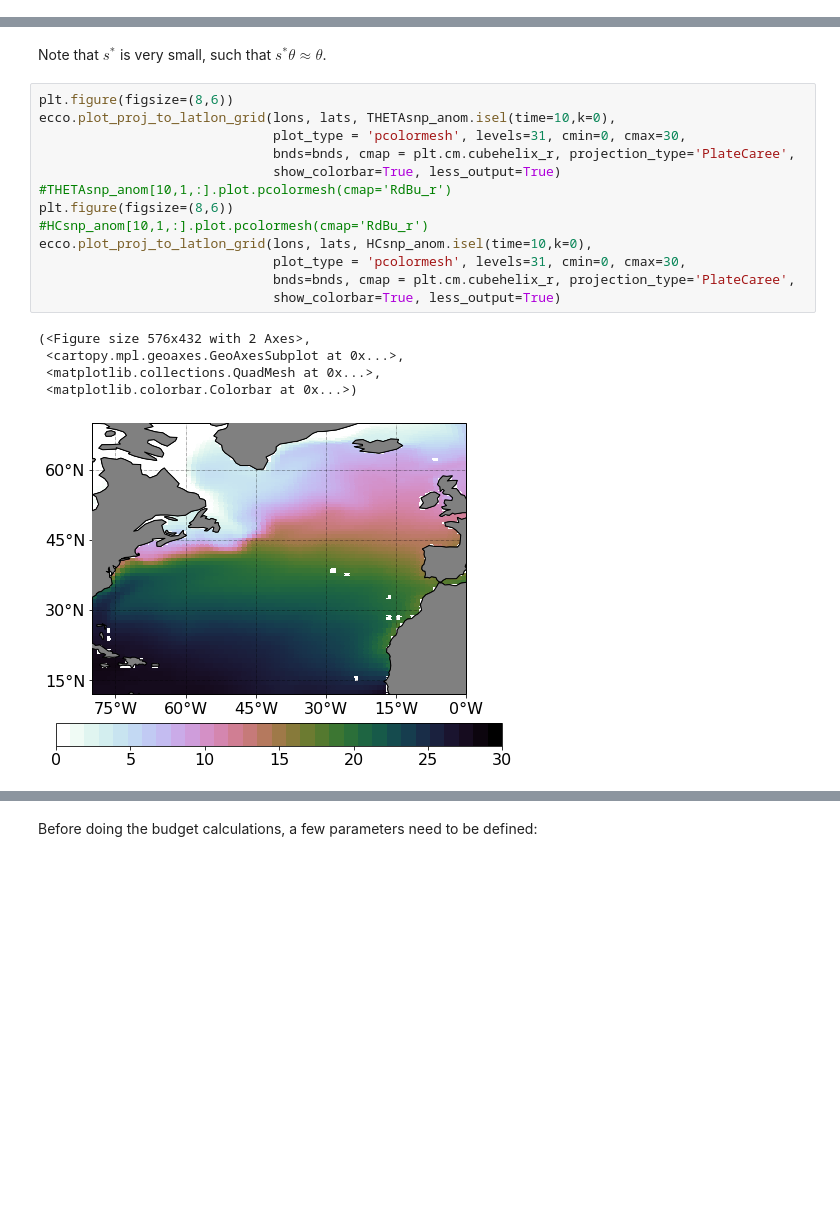
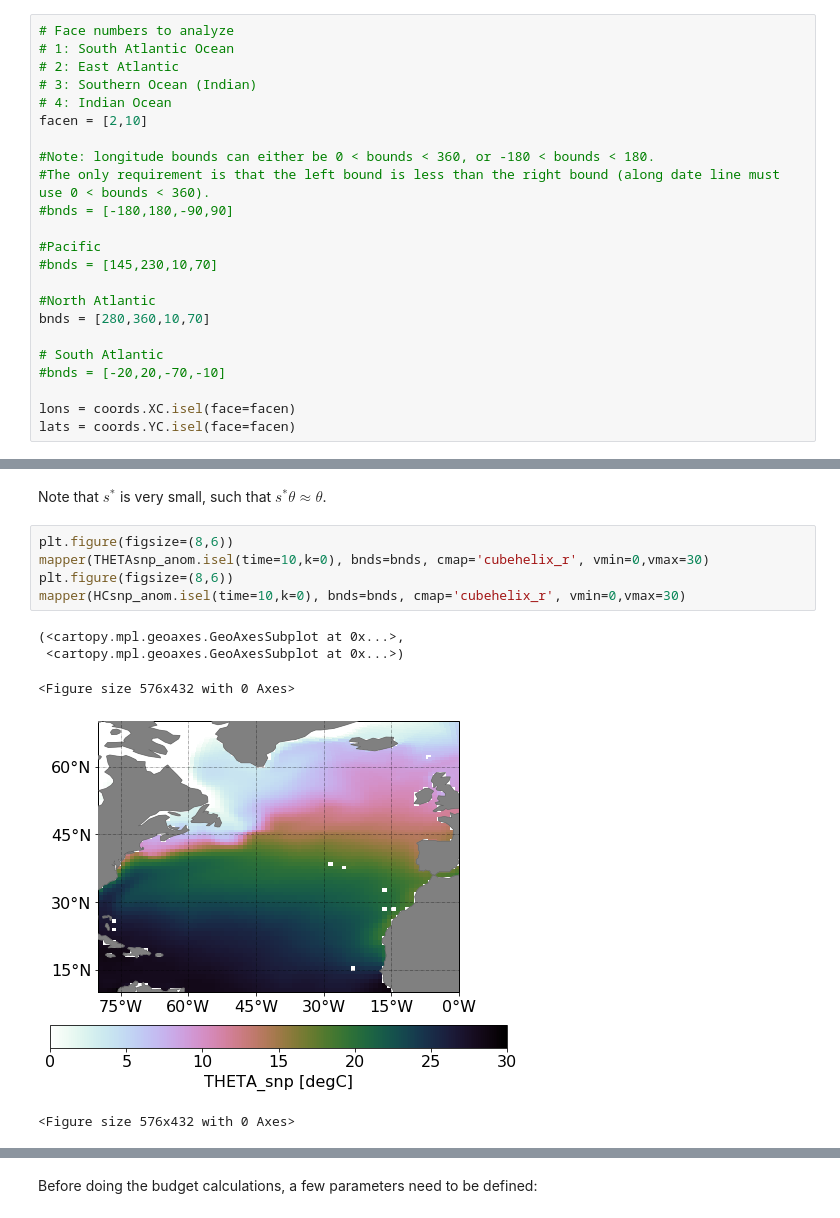
Before and after one commit to cpatrizio88/pangeo_ECCO, a Jupyter notebook: test_ecco_sstvarbudget.ipynb, the cells around one changed output, grey strips where cells are left out. Cells and saved outputs as stored; diff of their text form; blank space fills up the shorter version.

```diff
--- a/test_ecco_sstvarbudget.ipynb
+++ b/test_ecco_sstvarbudget.ipynb
@@ -247,3 +238,26 @@ lats = coords.YC.isel(face=facen)
+# %%
+# Face numbers to analyze
+# 1: South Atlantic Ocean
+# 2: East Atlantic
+# 3: Southern Ocean (Indian)
+# 4: Indian Ocean
+facen = [2,10]
+
+#Note: longitude bounds can either be 0 < bounds < 360, or -180 < bounds < 180.
+#The only requirement is that the left bound is less than the right bound (along date line must use 0 < bounds < 360).
+#bnds = [-180,180,-90,90]
+
+#Pacific
+#bnds = [145,230,10,70]
+
+#North Atlantic
+bnds = [280,360,10,70]
+
+# South Atlantic
+#bnds = [-20,20,-70,-10]
+
+lons = coords.XC.isel(face=facen)
+lats = coords.YC.isel(face=facen)
 # %% [markdown]
 `mapper` is the object we will use to plot fields later.
 # %%
@@ -309,20 +304,12 @@ DFrI_TH_anom = ds.DFrI_TH.isel(face=facen)
 Note that $s^{*}$ is very small, such that $s^{*}\theta \approx \theta$.
 # %%
 plt.figure(figsize=(8,6))
-ecco.plot_proj_to_latlon_grid(lons, lats, THETAsnp_anom.isel(time=10,k=0),
-                              plot_type = 'pcolormesh', levels=31, cmin=0, cmax=30,
-                              bnds=bnds, cmap = plt.cm.cubehelix_r, projection_type='PlateCaree',
-                              show_colorbar=True, less_output=True)
-#THETAsnp_anom[10,1,:].plot.pcolormesh(cmap='RdBu_r')
+mapper(THETAsnp_anom.isel(time=10,k=0), bnds=bnds, cmap='cubehelix_r', vmin=0,vmax=30)
 plt.figure(figsize=(8,6))
-#HCsnp_anom[10,1,:].plot.pcolormesh(cmap='RdBu_r')
-ecco.plot_proj_to_latlon_grid(lons, lats, HCsnp_anom.isel(time=10,k=0),
-                              plot_type = 'pcolormesh', levels=31, cmin=0, cmax=30,
-                              bnds=bnds, cmap = plt.cm.cubehelix_r, projection_type='PlateCaree',
-                              show_colorbar=True, less_output=True)
+mapper(HCsnp_anom.isel(time=10,k=0), bnds=bnds, cmap='cubehelix_r', vmin=0,vmax=30)
 # %% [output]
-(<Figure size 576x432 with 2 Axes>,
- <cartopy.mpl.geoaxes.GeoAxesSubplot at 0x...>,
- <matplotlib.collections.QuadMesh at 0x...>,
- <matplotlib.colorbar.Colorbar at 0x...>)
+(<cartopy.mpl.geoaxes.GeoAxesSubplot at 0x...>,
+ <cartopy.mpl.geoaxes.GeoAxesSubplot at 0x...>)
+<Figure size 576x432 with 0 Axes>
-[figure, old version]
+[figure, new version]
+<Figure size 576x432 with 0 Axes>
```
Also changed, not shown: parts of 21 cells of this notebook, 4 other files.
